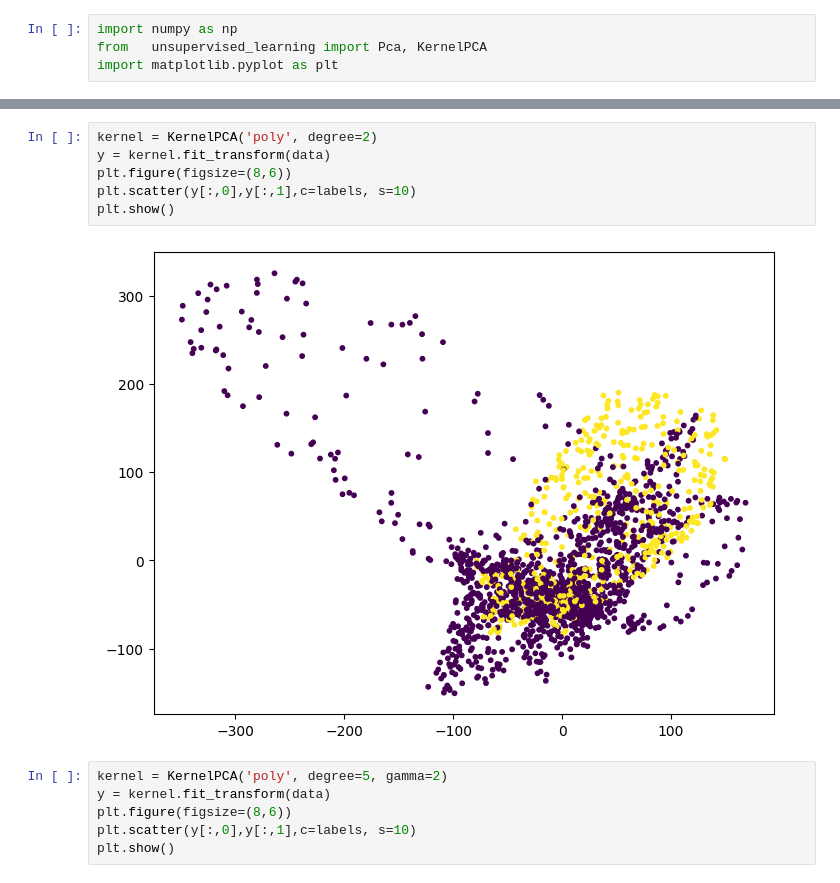
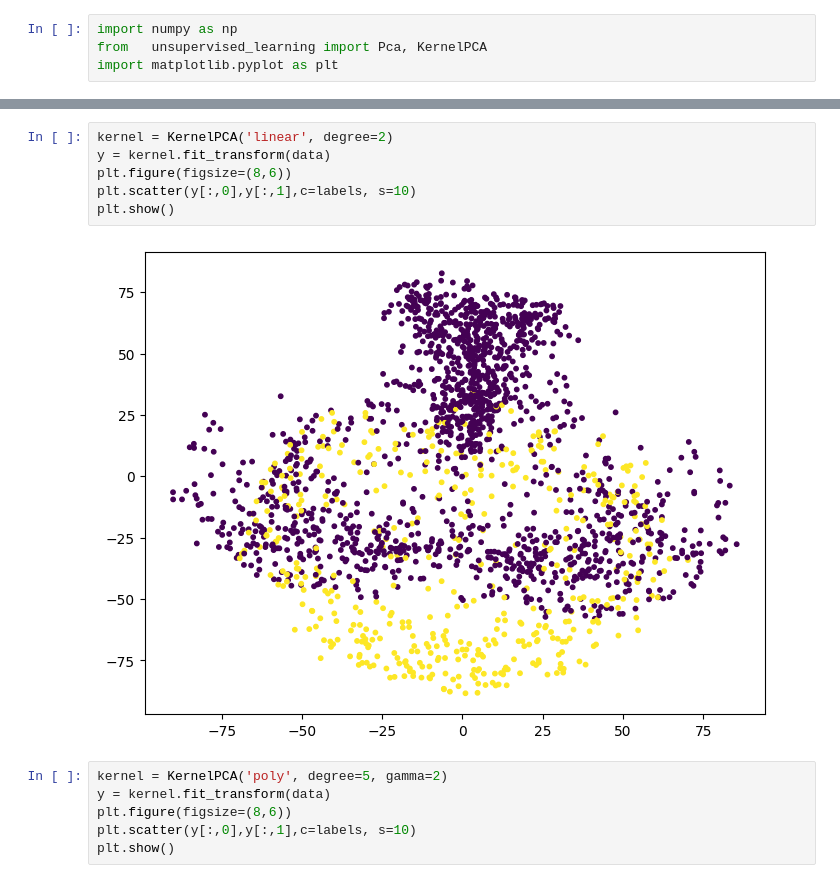
Before and after one commit to alequerenghi/unsupervised_learning, a Jupyter notebook: ex4.ipynb, the cells around one changed output, grey strips where cells are left out. Saved outputs shown, nothing was run; the diff lists cells and outputs as text.

```diff
--- a/ex4.ipynb
+++ b/ex4.ipynb
@@ -31,11 +31,11 @@ plt.show()
 # %%
-kernel = KernelPCA('poly', degree=2)
+kernel = KernelPCA('linear', degree=2)
 y = kernel.fit_transform(data)
 plt.figure(figsize=(8,6))
 plt.scatter(y[:,0],y[:,1],c=labels, s=10)
 plt.show()
 # %% [output]
-[figure, old version]
+[figure, new version]
 # %%
 kernel = KernelPCA('poly', degree=5, gamma=2)
 y = kernel.fit_transform(data)
```
Also changed, not shown: parts of 1 cell of this notebook, 6 other files.
